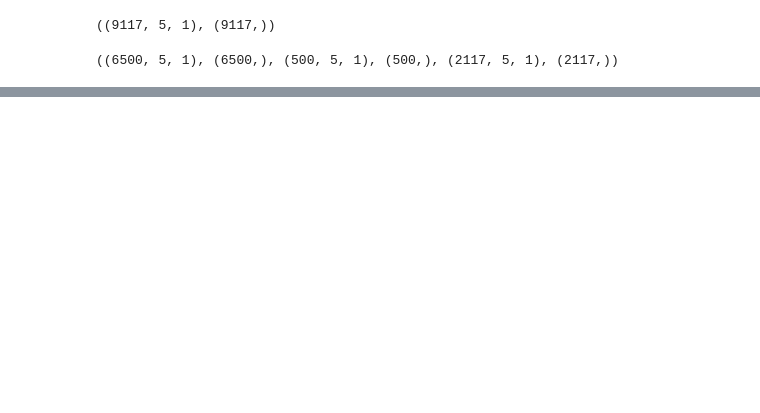
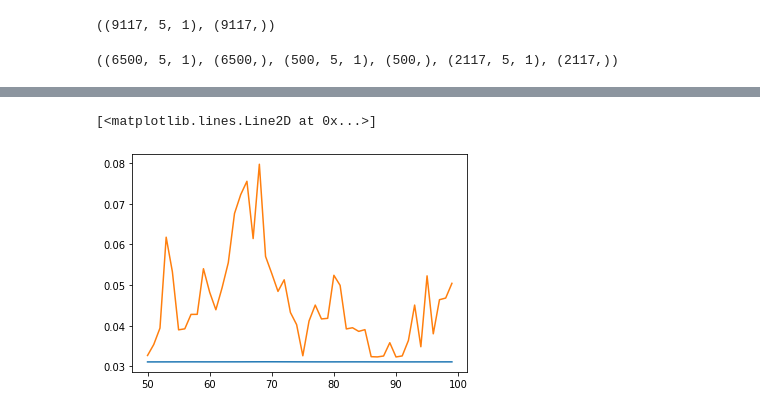
Before and after one commit to EgorMozharov/NFT, a Jupyter notebook: Predict.ipynb, the cells around one changed output, grey strips where cells are left out. Cells and saved outputs as stored; diff of their text form; code cells hidden in the pictures; blank space fills up the shorter version.

```diff
--- a/Predict.ipynb
+++ b/Predict.ipynb
@@ -335,0 +270,14 @@ Epoch 00008: early stopping
+# %%
+model = Sequential([layers.InputLayer(X_train.shape[1:]),
+                        layers.LSTM(128, return_sequences=True),
+                        layers.Dropout(0.2),
+                        layers.LSTM(128, return_sequences=False),
+                        layers.Dropout(0.2),
+                        layers.Dense(64, kernel_initializer='uniform', activation='relu'),
+                        layers.Dense(1)])
+
+model.compile(loss='mse',
+              optimizer=Adam(learning_rate=0.001),
+              metrics=['mean_absolute_error'])
+
+model.summary()
@@ -335,0 +305,12 @@ Epoch 00008: early stopping
+# %%
+model1 = Sequential()
+model1.add(InputLayer((5, 1)))
+model1.add(LSTM(64))
+model1.add(Dense(8, 'relu'))
+model1.add(Dense(1, 'linear'))
+
+model1.summary()
+
+model1.compile(loss=MeanSquaredError(), optimizer=Adam(learning_rate=0.0001), metrics=[RootMeanSquaredError()])
+
+model1.fit(X_train, y_train, epochs=10)
@@ -335,0 +336,4 @@ Epoch 00008: early stopping
+# %%
+train_predictions = model.predict(X_train).flatten()
+train_results = pd.DataFrame(data={'Train Predictions':train_predictions, 'Actuals':y_train})
+train_results
@@ -335,0 +354,7 @@ Epoch 00008: early stopping
+# %%
+import matplotlib.pyplot as plt
+plt.plot(train_results['Train Predictions'][50:100])
+plt.plot(train_results['Actuals'][50:100])
+# %% [output]
+[<matplotlib.lines.Line2D at 0x...>]
+[figure, added]
```
Also changed, not shown: parts of 9 cells of this notebook.
